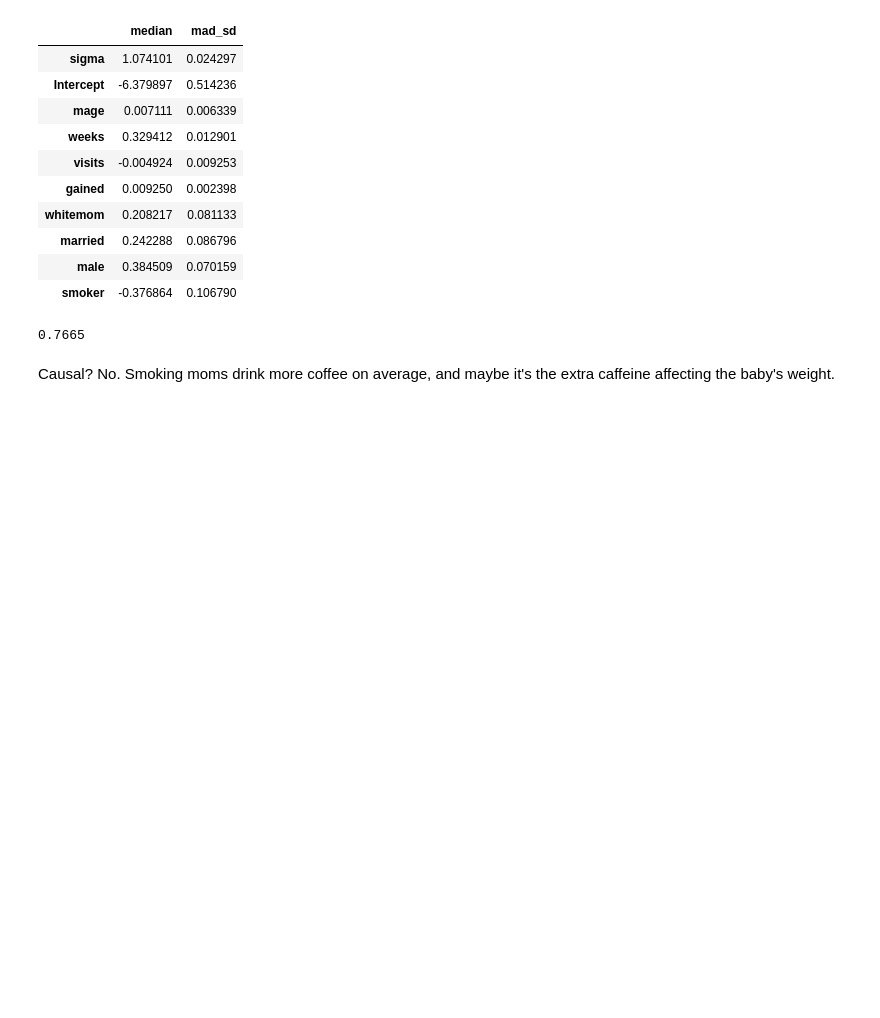
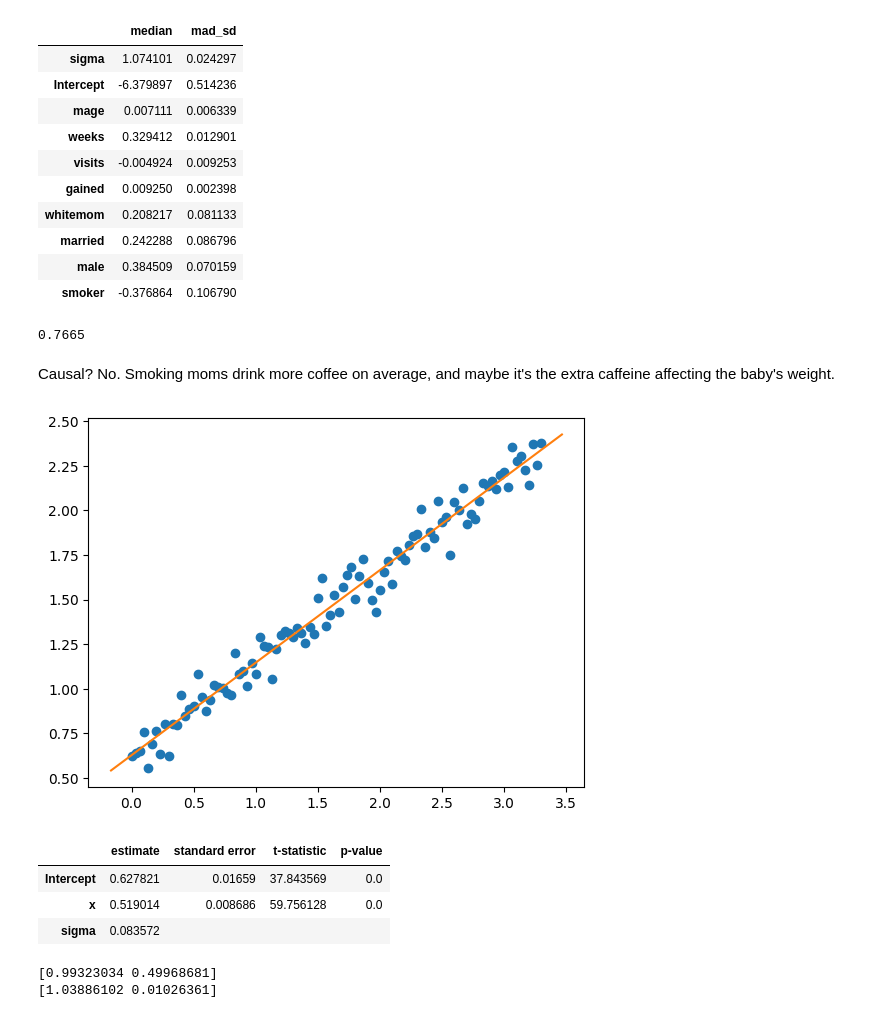
Before and after one commit to mgreenbe/DATA335W2025, a Jupyter notebook: code/chapter_11.ipynb, the cells around one changed output. Cells and saved outputs as stored; diff of their text form; code cells hidden in the pictures; blank space fills up the shorter version.

```diff
--- a/code/chapter_11.ipynb
+++ b/code/chapter_11.ipynb
@@ -551,8 +542,63 @@ np.mean(fit.draws["smoker"] < -0.3)
 # %% [markdown]
 Causal? No. Smoking moms drink more coffee on average, and maybe it's the extra caffeine affecting the baby's weight.
 # %%
+rng = np.random.default_rng(42)
 n = 100
-rng = np.random.default_rng()
-cov = np.eye(n)
-I = np.arange(n - 1)
+mean = np.zeros(n)
+cov = 0.99 * np.ones((n, n))
+I = np.arange(n)
+cov[I, I] = 1
+# %%
+a = 1
+b = 0.5
+x = np.arange(n) / 30
+X = x.reshape(-1, 1)
+
+
+def make_data(rng=None):
+    if rng is None:
+        rng = np.random.default_rng()
+    e = rng.multivariate_normal(mean=mean, cov=cov)
+    y = a + b * x + e
+    return y
+
+
+y = make_data()
+plt.plot(x, y, "o")
+
+model = LinearRegression()
+model.fit(X, y)
+intercept = model.intercept_
+slope = model.coef_[0]
+plot_regression_line((intercept, slope))
+# %% [output]
+[figure, added]
+# %%
+df = pd.DataFrame({"x": x, "y": y})
+fit = lm("y ~ x", df)
+fit
+# %% [output]
+|  | estimate | standard error | t-statistic | p-value |
+| Intercept | 0.627821 | 0.01659 | 37.843569 | 0.0 |
+| x | 0.519014 | 0.008686 | 59.756128 | 0.0 |
+| sigma | 0.083572 |  |  |  |
+# %%
+r = 1000
+coef_ests = np.zeros((r, 2))
+coef_ses = np.zeros((r, 2))
+sigmas = np.zeros(r)
+
+for i in range(1000):
+    df = pd.DataFrame({"x": x, "y": make_data()})
+    fit = lm("y ~ x", df)
+    sigmas[i] = fit.se
+    coef_ests[i] = fit.coef_est
+    coef_ses[i] = fit.coef_se
+
+
+print(coef_ests.mean(axis=0))
+print(coef_ests.std(axis=0))
+# %% [output]
+[0.99323034 0.49968681]
+[1.03886102 0.01026361]
 # %%
```
Also changed, not shown: parts of 19 cells of this notebook, 3 other files.
